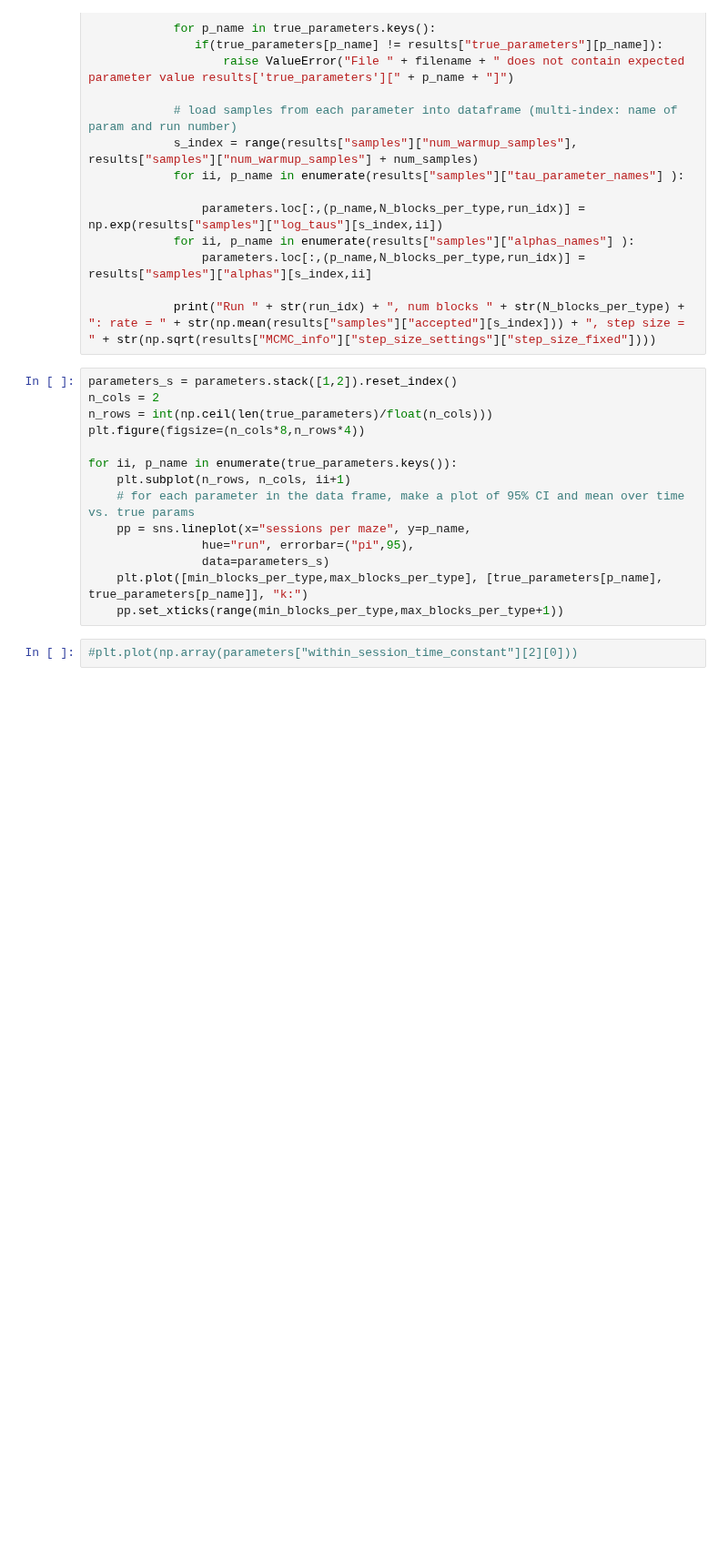
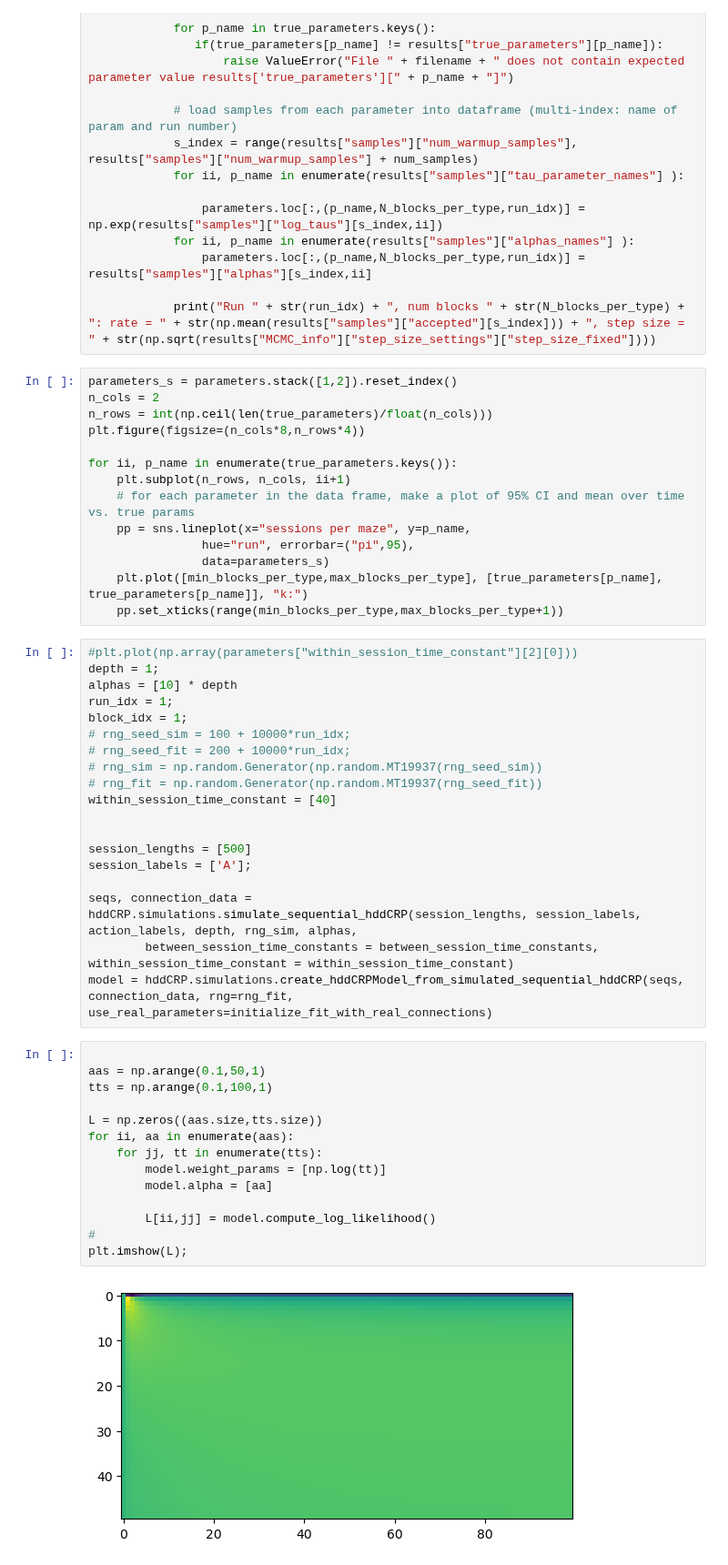
Before and after one commit to latimerk/hddCRP, a Jupyter notebook: simulation_testing.ipynb, the cells around one changed output. Shown at 91% size. Saved outputs shown, nothing was run; the diff lists cells and outputs as text; blank space fills up the shorter version.

```diff
--- a/simulation_testing.ipynb
+++ b/simulation_testing.ipynb
@@ -235,5 +187,38 @@ for ii, p_name in enumerate(true_parameters.keys()):
                 data=parameters_s)
     plt.plot([min_blocks_per_type,max_blocks_per_type], [true_parameters[p_name], true_parameters[p_name]], "k:")
     pp.set_xticks(range(min_blocks_per_type,max_blocks_per_type+1))
-# %%
-#plt.plot(np.array(parameters["within_session_time_constant"][2][0]))
+# %%
+#plt.plot(np.array(parameters["within_session_time_constant"][2][0]))
+depth = 1;
+alphas = [10] * depth
+run_idx = 1;
+block_idx = 1;
+# rng_seed_sim = 100 + 10000*run_idx;
+# rng_seed_fit = 200 + 10000*run_idx;
+# rng_sim = np.random.Generator(np.random.MT19937(rng_seed_sim))
+# rng_fit = np.random.Generator(np.random.MT19937(rng_seed_fit))
+within_session_time_constant = [40]
+
+
+session_lengths = [500]
+session_labels = ['A'];
+
+seqs, connection_data = hddCRP.simulations.simulate_sequential_hddCRP(session_lengths, session_labels, action_labels, depth, rng_sim, alphas,
+        between_session_time_constants = between_session_time_constants, within_session_time_constant = within_session_time_constant)
+model = hddCRP.simulations.create_hddCRPModel_from_simulated_sequential_hddCRP(seqs, connection_data, rng=rng_fit, use_real_parameters=initialize_fit_with_real_connections)
+# %%
+
+aas = np.arange(0.1,50,1)
+tts = np.arange(0.1,100,1)
+
+L = np.zeros((aas.size,tts.size))
+for ii, aa in enumerate(aas):
+    for jj, tt in enumerate(tts):
+        model.weight_params = [np.log(tt)]
+        model.alpha = [aa]
+
+        L[ii,jj] = model.compute_log_likelihood()
+#
+plt.imshow(L);
+# %% [output]
+[figure, added]
```
Also changed, not shown: parts of 9 cells of this notebook, 3 other files.
